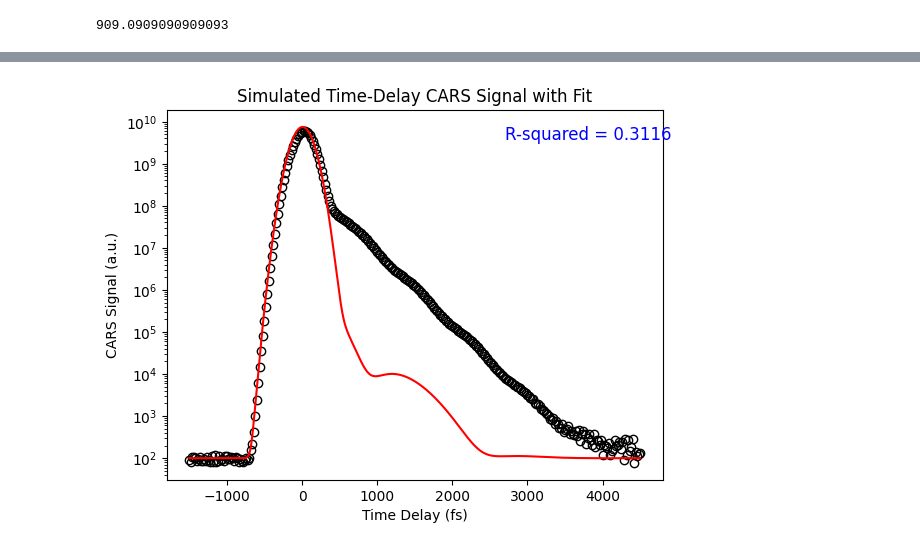
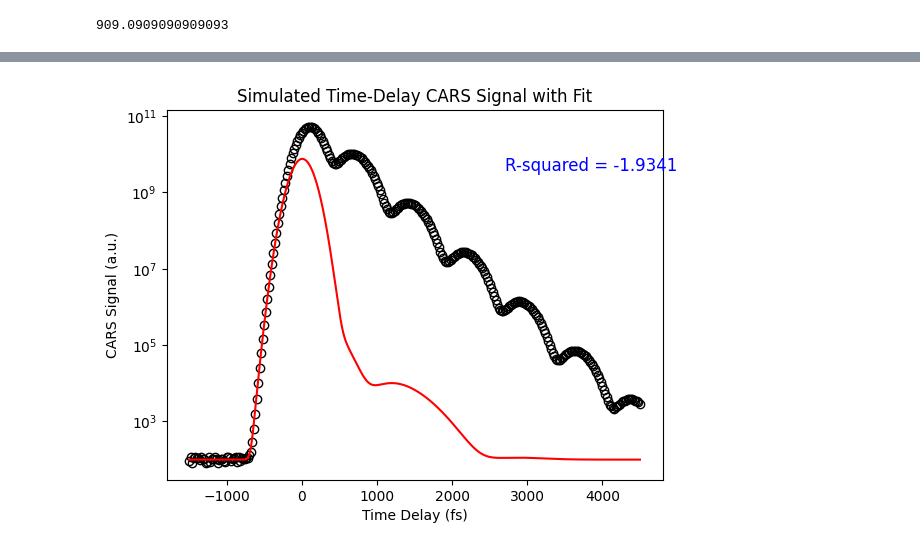
Before and after one commit to DinushaMS/Python-Physics, a Jupyter notebook: Optics/td_CARS_fit/create_tdCARS_mock_data.ipynb, the cells around one changed output, grey strips where cells are left out. Saved outputs shown, nothing was run; the diff lists cells and outputs as text; code cells hidden in the pictures.

```diff
--- a/Optics/td_CARS_fit/create_tdCARS_mock_data.ipynb
+++ b/Optics/td_CARS_fit/create_tdCARS_mock_data.ipynb
@@ -58,31 +58,31 @@ for j in range(len(tdCARS)):
 # %%
-data = np.loadtxt('tdCARS_mock_data/transient_data_0.dat',skiprows=1, dtype=float, delimiter='\t')
+data = np.loadtxt('tdCARS_mock_data/transient_data_2.dat',skiprows=1, dtype=float, delimiter='\t')
 
-tdCARS = TdCARS.from_params(1000, 1100, 260, 260, 200, -3000, 6000, 100, np.array([750,730]), np.array([500,500]), np.array([3e25, 7e25]))
+tdCARS = TdCARS.from_params(1000, 1100, 260, 260, 200, -3000, 6000, 100, np.array([750,730]), np.array([500,500]), np.array([3e25, 7e25]),0)
 td_FG, signal_FG = tdCARS.CARS_simulation_FG()
 td_FG_short = td_FG[(td_FG >= np.min(data[:,0])) & (td_FG <= np.max(data[:,0]))]
 signal_FG = signal_FG[(td_FG >= np.min(data[:,0])) & (td_FG <= np.max(data[:,0]))]
 td_FG_low_res, signal_FG_low_res = td_FG_short[::4], signal_FG[::4]
 
 only_after_zero = True
 x_exp, y_exp = data[:,0], np.log(data[:,1])
 x_fit, y_fit = td_FG_low_res, np.log(signal_FG_low_res)
 if only_after_zero:
     mask_exp = x_exp >= 0
     x_exp, y_exp = x_exp[mask_exp], y_exp[mask_exp]
     mask_fit = x_fit >= 0
     x_fit, y_fit = x_fit[mask_fit], y_fit[mask_fit]
 #calculate R-squared
 ss_res = np.sum((y_exp - np.interp(x_exp, x_fit, y_fit))**2)
 ss_tot = np.sum((y_exp - np.mean(y_exp))**2)
 r_squared = 1 - (ss_res / ss_tot)
 
 plt.semilogy(data[:,0], data[:,1], 'ko', mfc='none')
 plt.semilogy(td_FG_short, signal_FG, 'r-')
 plt.text(0.6*max(td_FG_short), 0.5*max(signal_FG), f'R-squared = {r_squared:.4f}', fontsize=12, color='blue')
 plt.xlabel('Time Delay (fs)')
 plt.ylabel('CARS Signal (a.u.)')
 plt.title('Simulated Time-Delay CARS Signal with Fit')
 plt.show()
 # %% [output]
-[figure, old version]
+[figure, new version]
```
Also changed, not shown: parts of 8 cells of this notebook, 22 other files.
